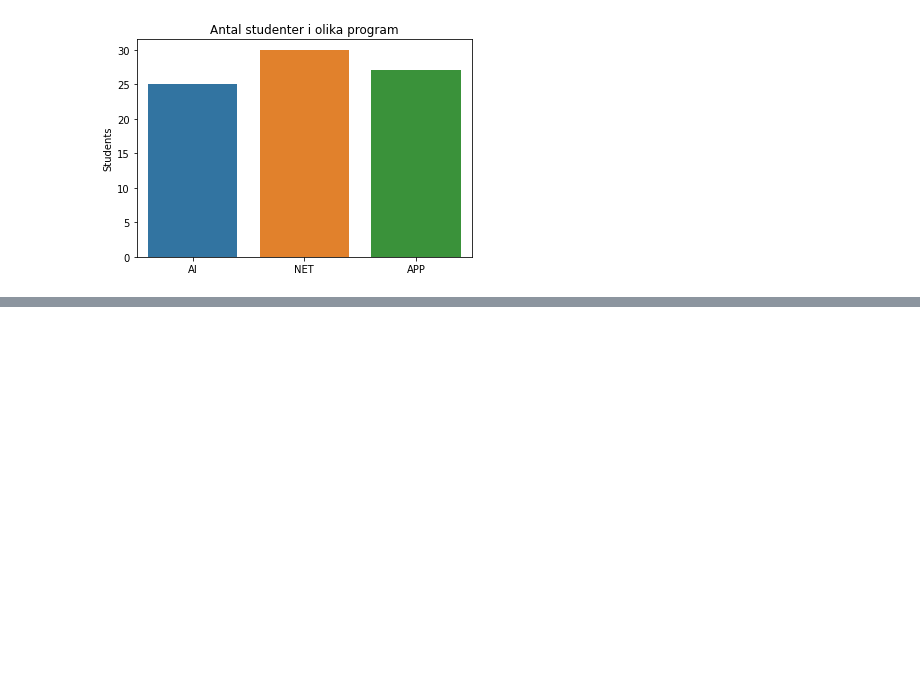
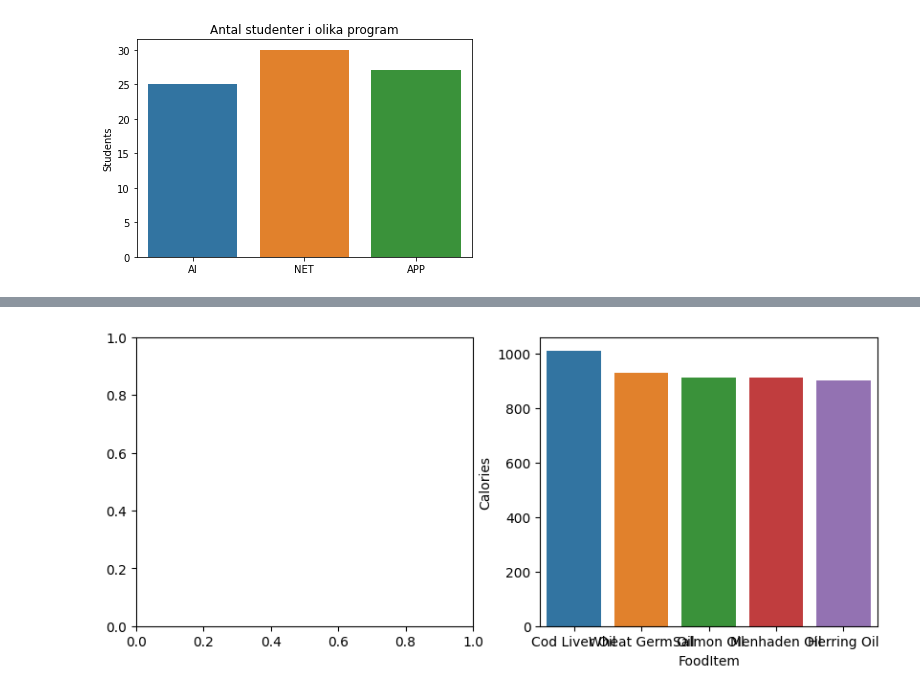
Before and after one commit to FabianAndersson17/Databehandling-Fabian-Andersson, a Jupyter notebook: Code-alongs/L0_pandas_basics.ipynb, the cells around one changed output, grey strips where cells are left out. Drawn from its saved outputs; the diff is of its cells as text; code cells hidden in the pictures; blank space fills up the shorter version.

```diff
--- a/Code-alongs/L0_pandas_basics.ipynb
+++ b/Code-alongs/L0_pandas_basics.ipynb
@@ -145,0 +215,3 @@ calories
+# %%
+calories["Calories"] = calories["Calories"].str[:-3].astype(int)
+calories.head()
@@ -145,0 +231,4 @@ calories
+# %%
+solids = calories[calories["per100"] == "100g"]
+liquids = calories[calories["per100"] == "100ml"]
+liquids.head()
@@ -145,0 +244,3 @@ calories
+# %%
+solids_top5 = solids.sort_values(by="Calories", ascending=False).head()
+solids_top5
@@ -145,0 +254,3 @@ calories
+# %%
+liquids_top5 = liquids.sort_values(by = "Calories", ascending = False).head()
+liquids_top5
@@ -145,0 +264,7 @@ calories
+# %%
+import matplotlib.pyplot as plt
+fig, axes = plt.subplots(1,2, dpi=100, figsize=(10,4))
+sns.barplot(data=solids_top5, x="FoodItem", y="Calories")
+sns.barplot(data=liquids_top5, x="FoodItem", y="Calories")
+# %% [output]
+[figure, added]
```
Also changed, not shown: parts of 15 cells of this notebook.
